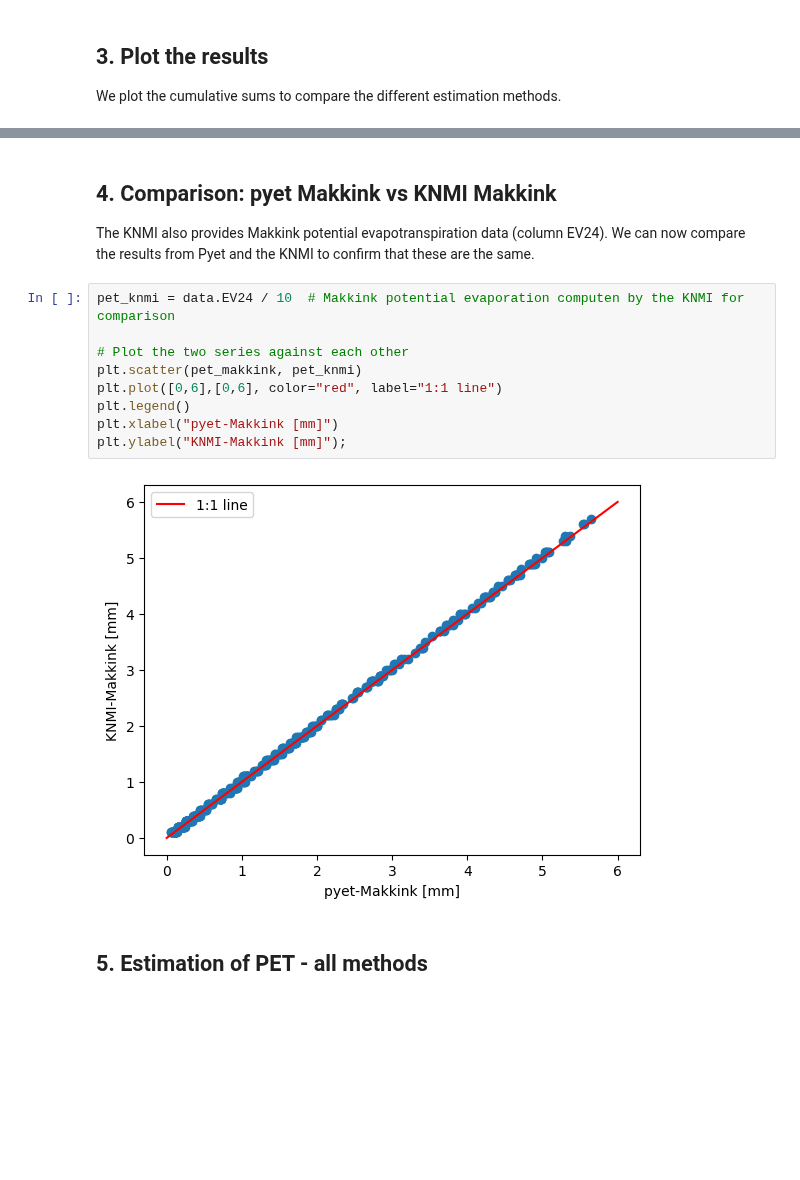
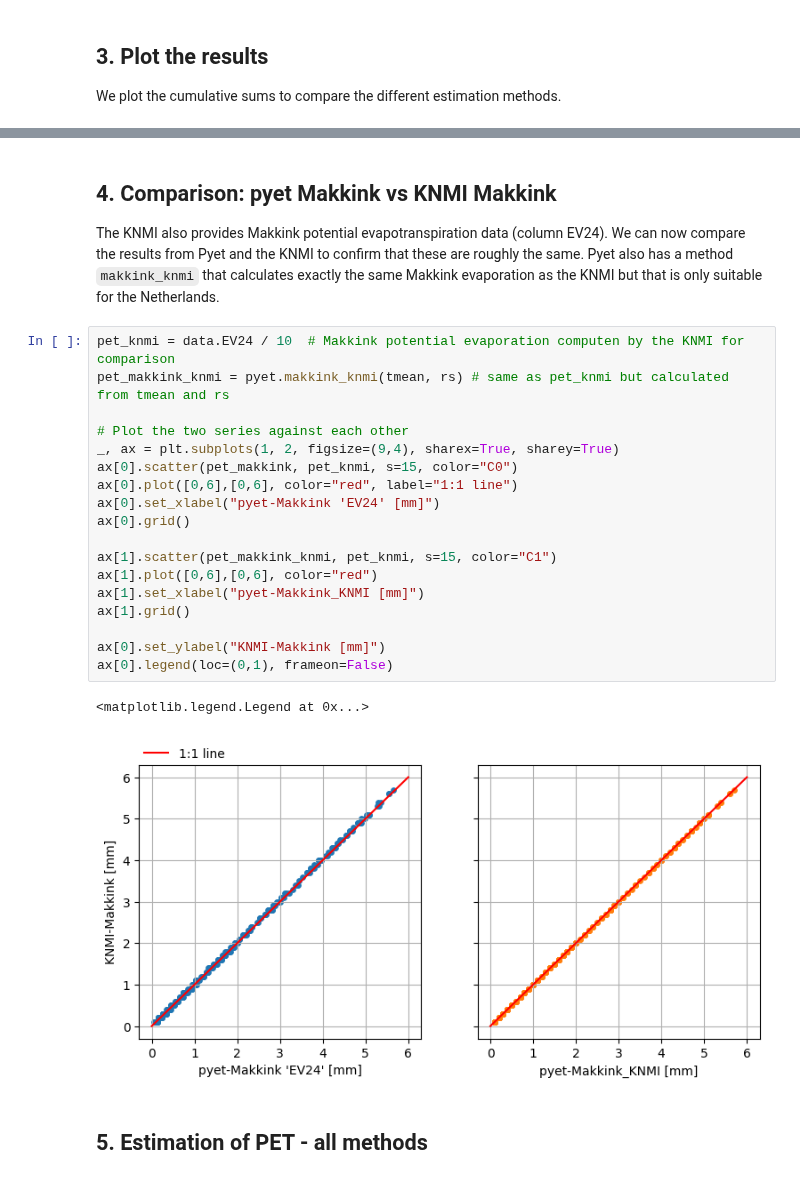
Before and after one commit to pyet-org/pyet, a Jupyter notebook: examples/03_example_knmi.ipynb, the cells around one changed output, grey strips where cells are left out. Cells and saved outputs as stored; diff of their text form; blank space fills up the shorter version.

Commit message:
add method for Makkink evaporation same as KNMI

```diff
--- a/examples/03_example_knmi.ipynb
+++ b/examples/03_example_knmi.ipynb
@@ -82,18 +82,28 @@ plt.tight_layout()
 # %% [markdown]
 ## 4. Comparison: pyet Makkink vs KNMI Makkink
 
-The KNMI also provides Makkink potential evapotranspiration data (column EV24). We can now compare the results from Pyet and the KNMI to confirm that these are the same.
+The KNMI also provides Makkink potential evapotranspiration data (column EV24). We can now compare the results from Pyet and the KNMI to confirm that these are roughly the same. Pyet also has a method `makkink_knmi` that calculates exactly the same Makkink evaporation as the KNMI but that is only suitable for the Netherlands.
 # %%
 pet_knmi = data.EV24 / 10  # Makkink potential evaporation computen by the KNMI for comparison
+pet_makkink_knmi = pyet.makkink_knmi(tmean, rs) # same as pet_knmi but calculated from tmean and rs
 
 # Plot the two series against each other
-plt.scatter(pet_makkink, pet_knmi)
-plt.plot([0,6],[0,6], color="red", label="1:1 line")
-plt.legend()
-plt.xlabel("pyet-Makkink [mm]")
-plt.ylabel("KNMI-Makkink [mm]");
+_, ax = plt.subplots(1, 2, figsize=(9,4), sharex=True, sharey=True)
+ax[0].scatter(pet_makkink, pet_knmi, s=15, color="C0")
+ax[0].plot([0,6],[0,6], color="red", label="1:1 line")
+ax[0].set_xlabel("pyet-Makkink 'EV24' [mm]")
+ax[0].grid()
+
+ax[1].scatter(pet_makkink_knmi, pet_knmi, s=15, color="C1")
+ax[1].plot([0,6],[0,6], color="red")
+ax[1].set_xlabel("pyet-Makkink_KNMI [mm]")
+ax[1].grid()
+
+ax[0].set_ylabel("KNMI-Makkink [mm]")
+ax[0].legend(loc=(0,1), frameon=False)
 # %% [output]
+<matplotlib.legend.Legend at 0x...>
-[figure, old version]
+[figure, new version]
 # %% [markdown]
 ## 5. Estimation of PET - all methods
 # %%
```
Also changed, not shown: parts of 4 cells of this notebook, 1 other file.
